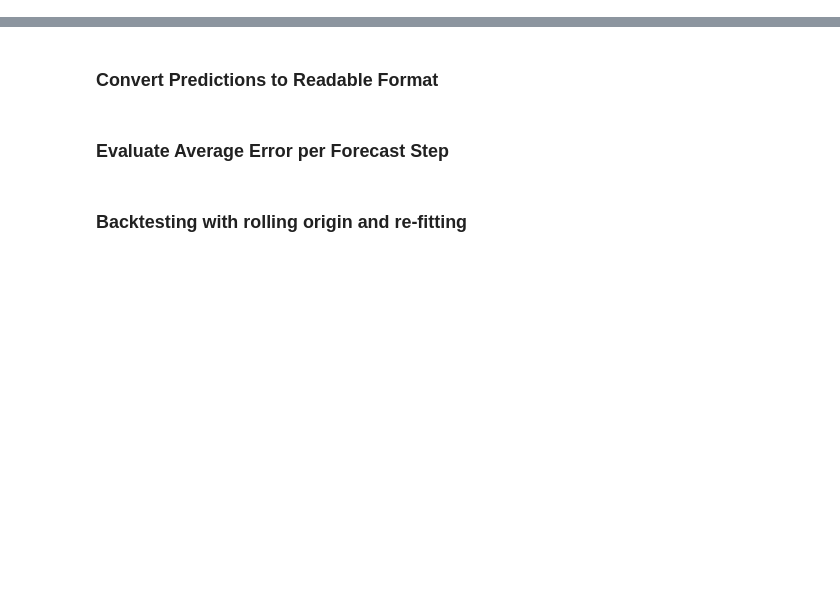
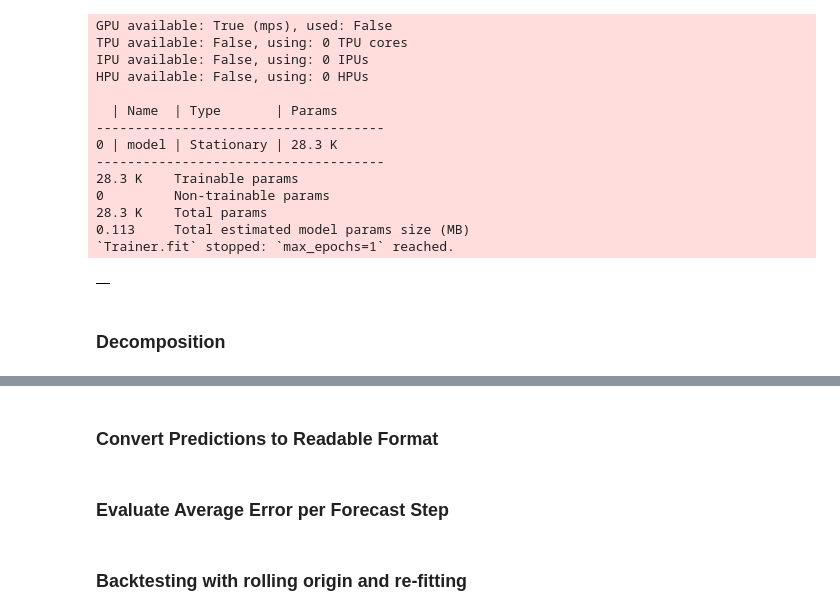
Before and after one commit to karl-richter/ModularProphet, a Jupyter notebook: forecaster.ipynb, the cells around one changed output, grey strips where cells are left out. Cells and saved outputs as stored; diff of their text form; code cells hidden in the pictures; blank space fills up the shorter version.

```diff
--- a/forecaster.ipynb
+++ b/forecaster.ipynb
@@ -13,11 +21,15 @@ from modularprophet.forecaster import ModularProphet
 # %%
-df = pd.read_csv("https://raw.githubusercontent.com/ourownstory/neuralprophet-data/main/datasets/air_passengers.csv")
+#df = pd.read_csv("https://raw.githubusercontent.com/ourownstory/neuralprophet-data/main/datasets/air_passengers.csv")
+df = pd.read_csv("https://raw.githubusercontent.com/ourownstory/neuralprophet-data/main/datasets/energy/load_ercot.csv").tail(50000)
 # %%
 m = ModularProphet(
-    Sequential(
+    Stationary(
         Trend(),
-        FourierSeasonality("yearly", period=365.25, series_order = 5, growth="linear"),
-        #LaggedNet(n_lags=5)
-    )
+        FourierSeasonality("yearly", period=365.25, series_order=5, growth="linear"),
+        FourierSeasonality("monthly", period=30.5, series_order=5, growth="linear"),
+        FourierSeasonality("weekly", period=7, series_order=5),
+        FourierSeasonality("daily", period=1, series_order=5),
+        LaggedNet(n_lags=168)
+    ),
 )
 m
@@ -24,3 +48,19 @@ m
 # %%
-m.fit(df, n_forecasts=10, learning_rate=0.1)
+m.fit(df[:40000], n_forecasts=168, learning_rate=0.1, constraint="stationarity")
+# %% [output]
+GPU available: True (mps), used: False
+TPU available: False, using: 0 TPU cores
+IPU available: False, using: 0 IPUs
+HPU available: False, using: 0 HPUs
+
+  | Name  | Type       | Params
+-------------------------------------
+0 | model | Stationary | 28.3 K
+-------------------------------------
+28.3 K    Trainable params
+0         Non-trainable params
+28.3 K    Total params
+0.113     Total estimated model params size (MB)
+`Trainer.fit` stopped: `max_epochs=1` reached.
+|  |
 # %%
@@ -31,0 +68,2 @@ pd.DataFrame(y_hat.T).plot()
+# %% [markdown]
+### Decomposition
```
Also changed, not shown: parts of 6 cells of this notebook, 3 other files.
